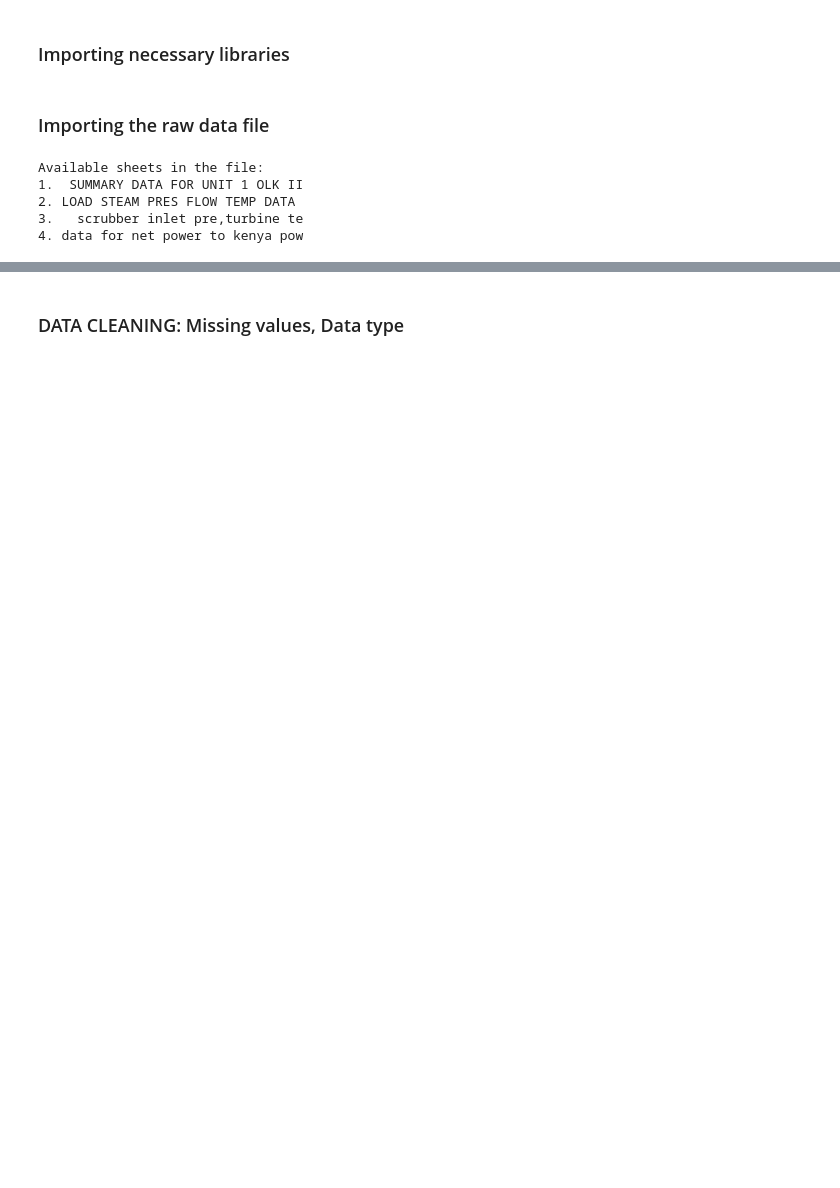
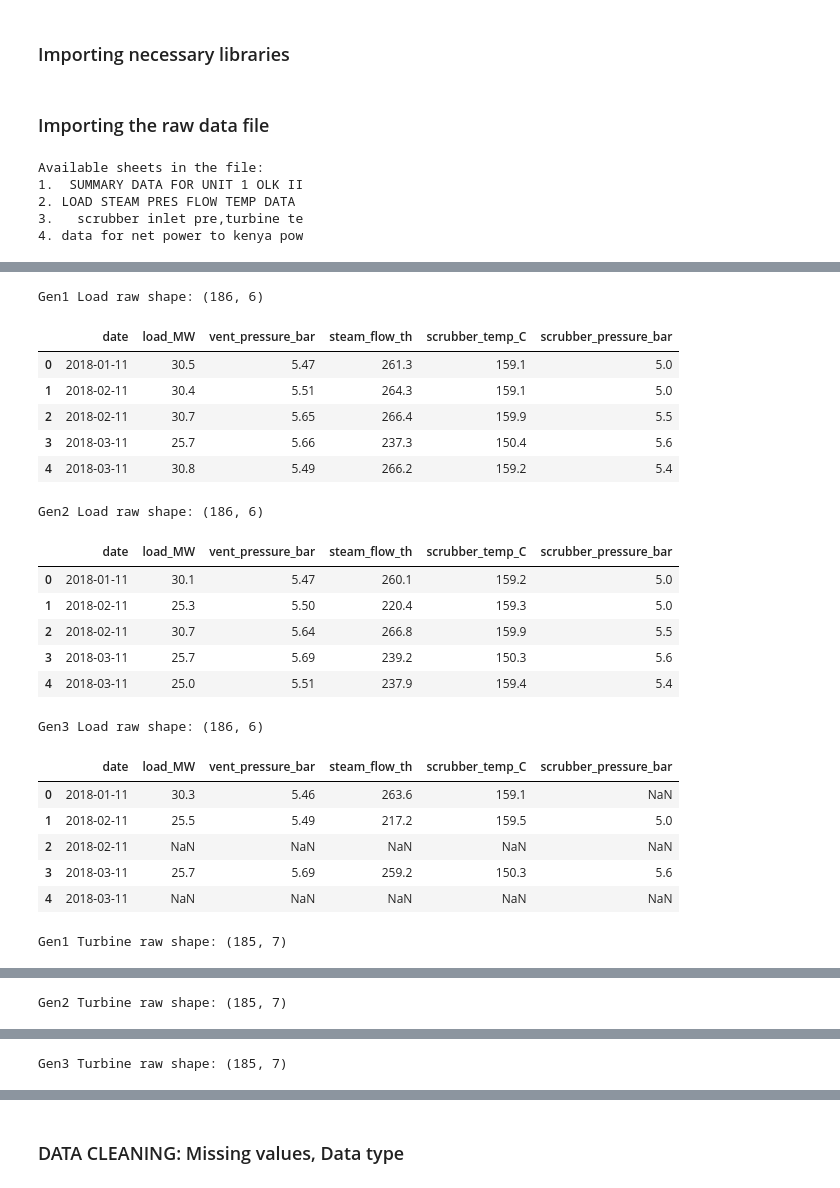
Before and after one commit to Darlene-13/double-flash-geothermal, a Jupyter notebook: notebooks/00_explanatory_data_analysis.ipynb, the cells around one changed output, grey strips where cells are left out. Drawn from its saved outputs; the diff is of its cells as text; code cells hidden in the pictures; blank space fills up the shorter version.

```diff
--- a/notebooks/00_explanatory_data_analysis.ipynb
+++ b/notebooks/00_explanatory_data_analysis.ipynb
@@ -284,0 +74,75 @@ Gen3 Turbine raw shape: (189, 7)
+# %%
+# Create a strict preprocessing function for the individual raw slices
+def preprocess_raw_slice(df, columns_list, is_turbine=False):
+    df_copy = df.iloc[:, columns_list].copy()
+    df_copy.columns = [
+        'date', 'load_MW', 'vent_pressure_bar', 'steam_flow_th', 'scrubber_temp_C', 'scrubber_pressure_bar'
+    ] if not is_turbine else [
+        'date', 'lh_inlet_temp_C', 'rh_inlet_temp_C', 'conductivity_uMHO', 'chest_pressure_barg', 'exhaust_pressure_bara', 'exhaust_temp_C'
+    ]
+
+    # 1. Drop the headers/hours descriptive rows if they are present
+    df_copy = df_copy[df_copy['date'] != 'HOURS']
+
+    # 2. Drop rows where date itself is completely missing
+    df_copy = df_copy.dropna(subset=['date'])
+
+    # 3. Enforce proper datatypes immediately
+    df_copy['date'] = pd.to_datetime(df_copy['date'], errors='coerce')
+
+    # 4. Drop rows where date failed to parse (now NaNs)
+    df_copy = df_copy.dropna(subset=['date'])
+
+    # Reset index so positional alignment matches cleanly
+    return df_copy.reset_index(drop=True)
+
+# Now extract clean, standardized dataframes
+gen1_load_raw = preprocess_raw_slice(df_sheet_main, [0, 1, 4, 7, 10, 13], is_turbine=False)
+gen2_load_raw = preprocess_raw_slice(df_sheet_main, [0, 2, 5, 8, 11, 14], is_turbine=False)
+gen3_load_raw = preprocess_raw_slice(df_sheet_main, [0, 3, 6, 9, 12, 15], is_turbine=False)
+
+gen1_turbine_raw = preprocess_raw_slice(df_sheet_turbine, [0, 1, 4, 7, 10, 13, 16], is_turbine=True)
+gen2_turbine_raw = preprocess_raw_slice(df_sheet_turbine, [0, 2, 5, 8, 11, 14, 17], is_turbine=True)
+gen3_turbine_raw = preprocess_raw_slice(df_sheet_turbine, [0, 3, 6, 9, 12, 15, 18], is_turbine=True)
+
+
+print("Gen1 Load raw shape:", gen1_load_raw.shape)
+display(gen1_load_raw.head(5))
+
+print("Gen2 Load raw shape:", gen2_load_raw.shape)
+display(gen2_load_raw.head(5))
+
+print("Gen3 Load raw shape:", gen3_load_raw.shape)
+display(gen3_load_raw.head(5))
+
+print("Gen1 Turbine raw shape:", gen1_turbine_raw.shape)
+display(gen1_turbine_raw.head(5))
+
+print("Gen2 Turbine raw shape:", gen2_turbine_raw.shape)
+display(gen2_turbine_raw.head(5))
+
+print("Gen3 Turbine raw shape:", gen3_turbine_raw.shape)
+display(gen3_turbine_raw.head(5))
+# %% [output]
+Gen1 Load raw shape: (186, 6)
+|  | date | load_MW | vent_pressure_bar | steam_flow_th | scrubber_temp_C | scrubber_pressure_bar |
+| 0 | 2018-01-11 | 30.5 | 5.47 | 261.3 | 159.1 | 5.0 |
+| 1 | 2018-02-11 | 30.4 | 5.51 | 264.3 | 159.1 | 5.0 |
+| 2 | 2018-02-11 | 30.7 | 5.65 | 266.4 | 159.9 | 5.5 |
+| 3 | 2018-03-11 | 25.7 | 5.66 | 237.3 | 150.4 | 5.6 |
+| 4 | 2018-03-11 | 30.8 | 5.49 | 266.2 | 159.2 | 5.4 |
+Gen2 Load raw shape: (186, 6)
+|  | date | load_MW | vent_pressure_bar | steam_flow_th | scrubber_temp_C | scrubber_pressure_bar |
+| 0 | 2018-01-11 | 30.1 | 5.47 | 260.1 | 159.2 | 5.0 |
+| 1 | 2018-02-11 | 25.3 | 5.50 | 220.4 | 159.3 | 5.0 |
+| 2 | 2018-02-11 | 30.7 | 5.64 | 266.8 | 159.9 | 5.5 |
+| 3 | 2018-03-11 | 25.7 | 5.69 | 239.2 | 150.3 | 5.6 |
+| 4 | 2018-03-11 | 25.0 | 5.51 | 237.9 | 159.4 | 5.4 |
+Gen3 Load raw shape: (186, 6)
+|  | date | load_MW | vent_pressure_bar | steam_flow_th | scrubber_temp_C | scrubber_pressure_bar |
+| 0 | 2018-01-11 | 30.3 | 5.46 | 263.6 | 159.1 | NaN |
+| 1 | 2018-02-11 | 25.5 | 5.49 | 217.2 | 159.5 | 5.0 |
+| 2 | 2018-02-11 | NaN | NaN | NaN | NaN | NaN |
+| 3 | 2018-03-11 | 25.7 | 5.69 | 259.2 | 150.3 | 5.6 |
+| 4 | 2018-03-11 | NaN | NaN | NaN | NaN | NaN |
+Gen1 Turbine raw shape: (185, 7)
@@ -284,0 +155 @@ Gen3 Turbine raw shape: (189, 7)
+Gen2 Turbine raw shape: (185, 7)
@@ -284,0 +162 @@ Gen3 Turbine raw shape: (189, 7)
+Gen3 Turbine raw shape: (185, 7)
```
Also changed, not shown: parts of 13 cells of this notebook.
